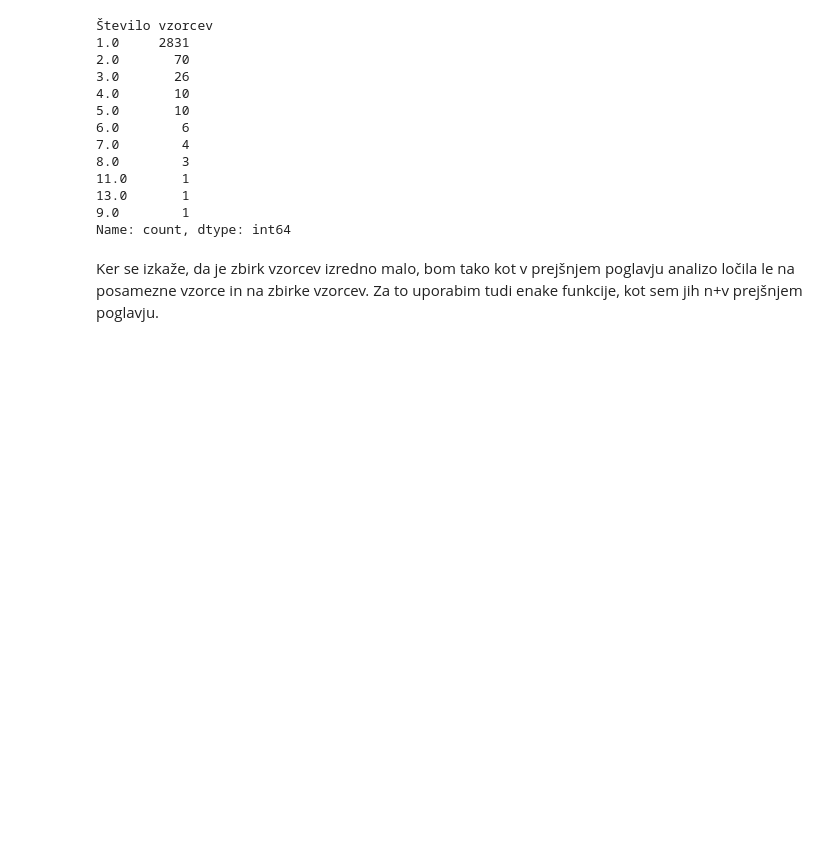
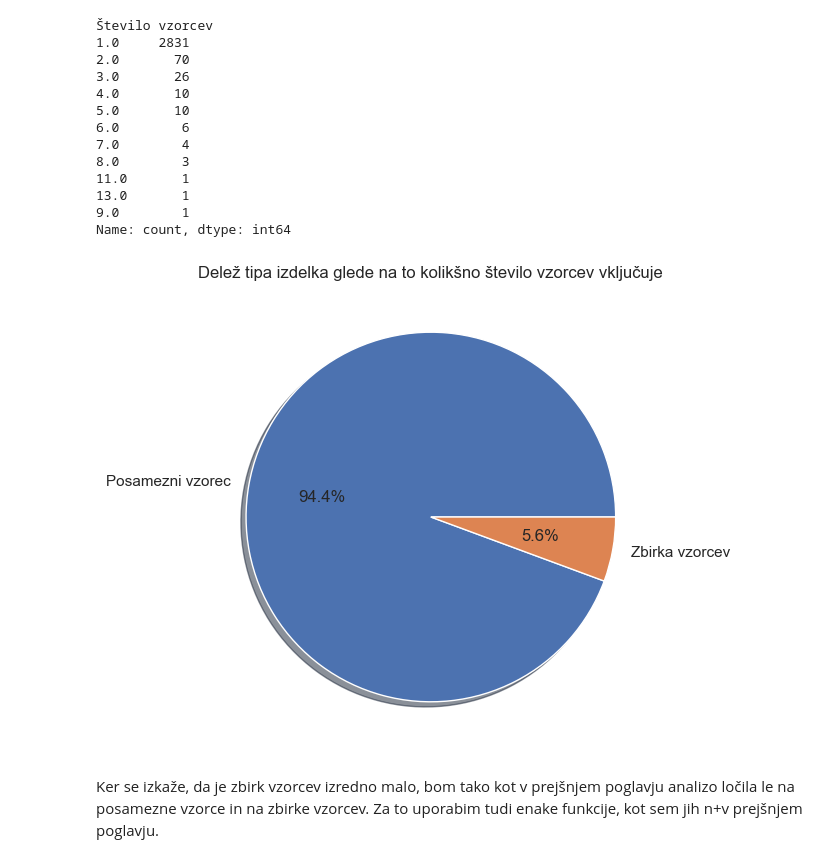
Before and after one commit to kanisaja/uvp-projektna-naloga, a Jupyter notebook: podrobna_analiza/analiza.ipynb, the cells around one changed output. Cells and saved outputs as stored; diff of their text form; code cells hidden in the pictures; blank space fills up the shorter version.

```diff
--- a/podrobna_analiza/analiza.ipynb
+++ b/podrobna_analiza/analiza.ipynb
@@ -366,6 +366,10 @@ stevec('Število vzorcev')
 13.0       1
 9.0        1
 Name: count, dtype: int64
+# %%
+delez('Število vzorcev')
+# %% [output]
+[figure, added]
 # %% [markdown]
 Ker se izkaže, da je zbirk vzorcev izredno malo, bom tako kot v prejšnjem poglavju analizo ločila le na posamezne vzorce in na zbirke vzorcev. Za to uporabim tudi enake funkcije, kot sem jih n+v prejšnjem poglavju.
 # %%
```
Also changed, not shown: parts of 5 cells of this notebook, 1 other file.
